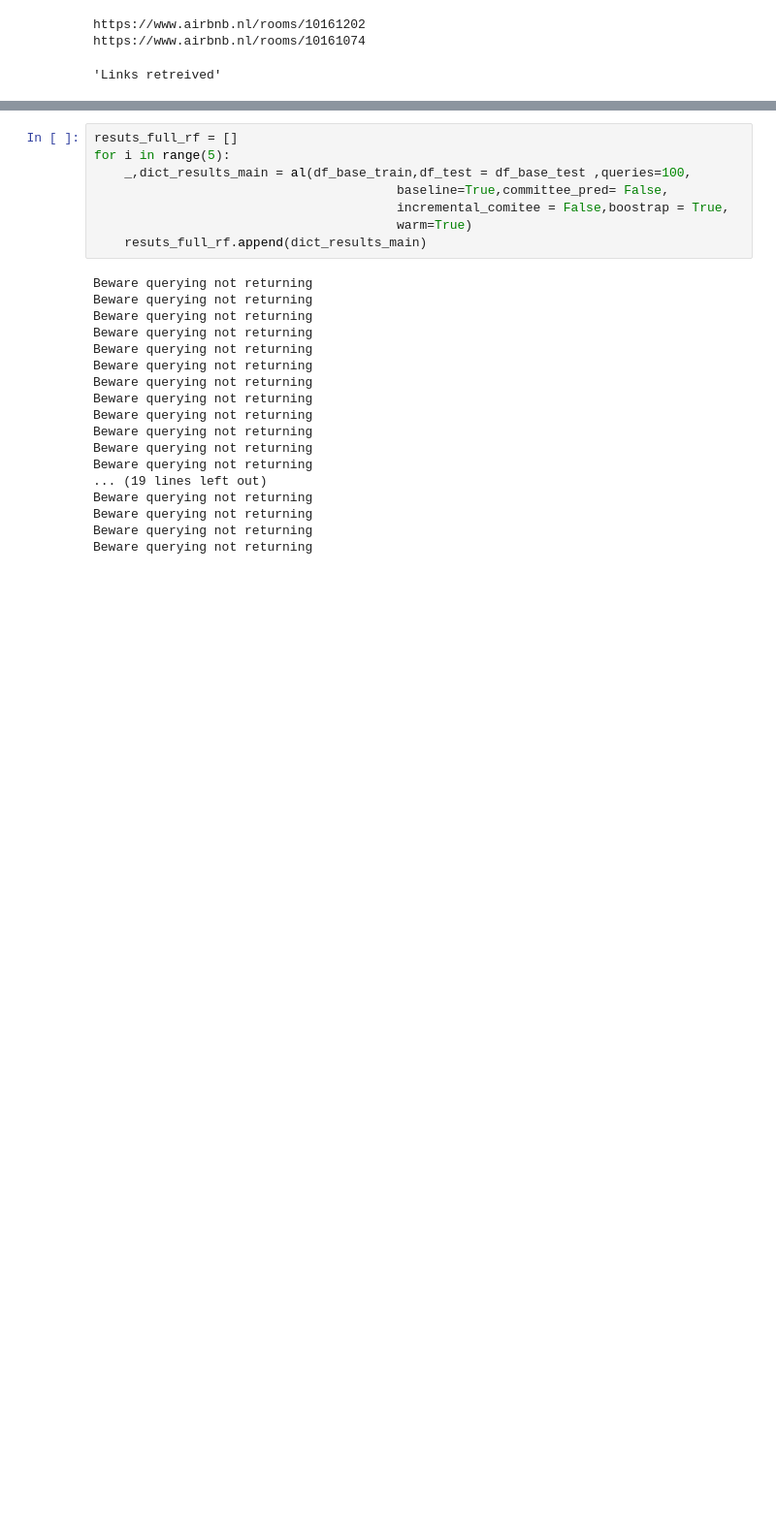
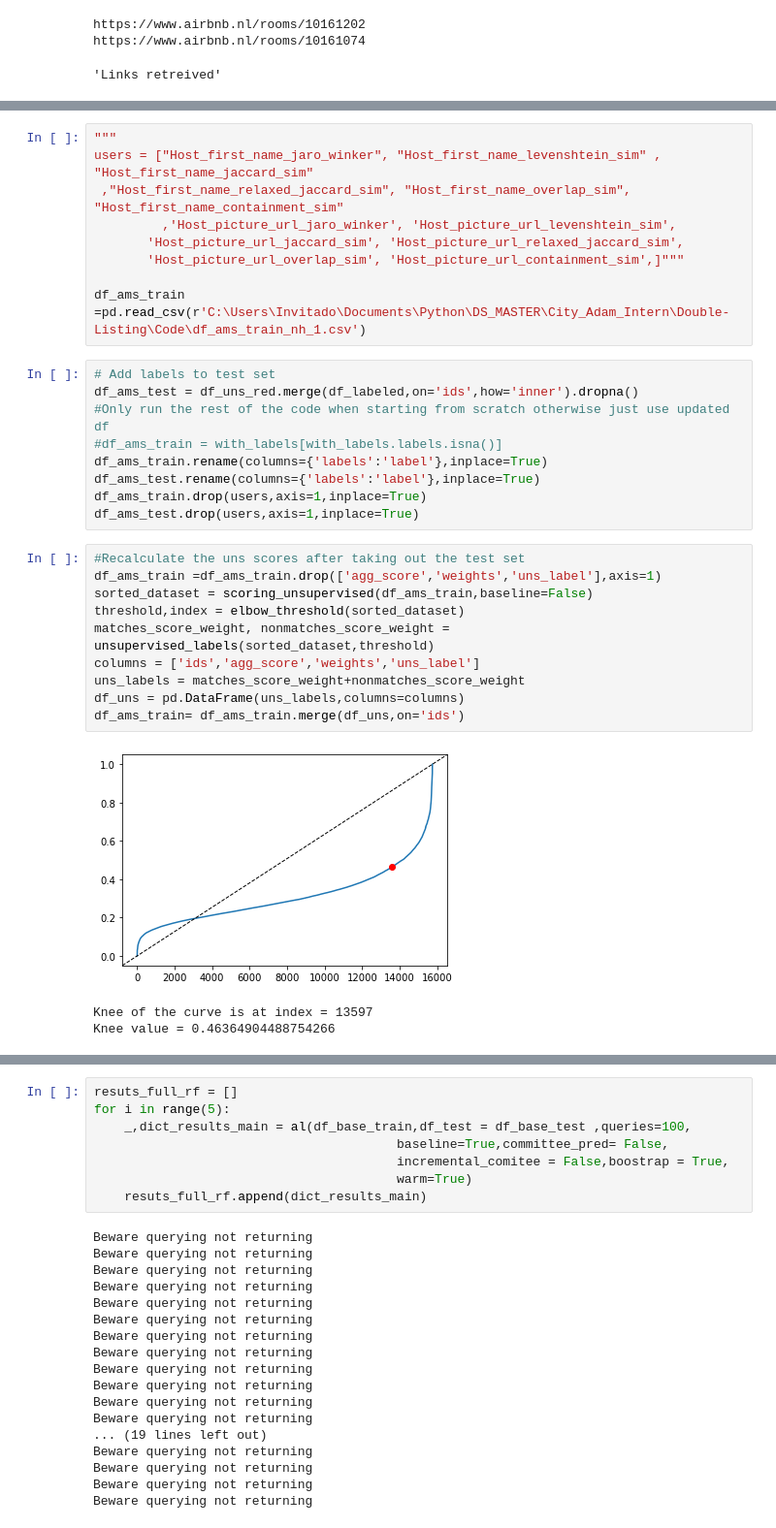
Before and after one commit to Amsterdam-Internships/Double-Listing, a Jupyter notebook: Code/active_learning.ipynb, the cells around one changed output, grey strips where cells are left out. Shown at 97% size. Saved outputs shown, nothing was run; the diff lists cells and outputs as text; blank space fills up the shorter version.

```diff
--- a/Code/active_learning.ipynb
+++ b/Code/active_learning.ipynb
@@ -519,0 +140,32 @@ def al(df,df_test = False,queries = 20,baseline=False,committee_pred=False,incre
+# %%
+"""
+users = ["Host_first_name_jaro_winker", "Host_first_name_levenshtein_sim" , "Host_first_name_jaccard_sim"
+ ,"Host_first_name_relaxed_jaccard_sim", "Host_first_name_overlap_sim", "Host_first_name_containment_sim"
+         ,'Host_picture_url_jaro_winker', 'Host_picture_url_levenshtein_sim',
+       'Host_picture_url_jaccard_sim', 'Host_picture_url_relaxed_jaccard_sim',
+       'Host_picture_url_overlap_sim', 'Host_picture_url_containment_sim',]"""
+
+df_ams_train =pd.read_csv(r'C:\Users\Invitado\Documents\Python\DS_MASTER\City_Adam_Intern\Double-Listing\Code\df_ams_train_nh_1.csv')
+# %%
+# Add labels to test set
+df_ams_test = df_uns_red.merge(df_labeled,on='ids',how='inner').dropna()
+#Only run the rest of the code when starting from scratch otherwise just use updated df
+#df_ams_train = with_labels[with_labels.labels.isna()]
+df_ams_train.rename(columns={'labels':'label'},inplace=True)
+df_ams_test.rename(columns={'labels':'label'},inplace=True)
+df_ams_train.drop(users,axis=1,inplace=True)
+df_ams_test.drop(users,axis=1,inplace=True)
+# %%
+#Recalculate the uns scores after taking out the test set
+df_ams_train =df_ams_train.drop(['agg_score','weights','uns_label'],axis=1)
+sorted_dataset = scoring_unsupervised(df_ams_train,baseline=False)
+threshold,index = elbow_threshold(sorted_dataset)
+matches_score_weight, nonmatches_score_weight = unsupervised_labels(sorted_dataset,threshold)
+columns = ['ids','agg_score','weights','uns_label']
+uns_labels = matches_score_weight+nonmatches_score_weight
+df_uns = pd.DataFrame(uns_labels,columns=columns)
+df_ams_train= df_ams_train.merge(df_uns,on='ids')
+# %% [output]
+[figure, added]
+Knee of the curve is at index = 13597
+Knee value = 0.46364904488754266
```
Also changed, not shown: parts of 50 cells of this notebook, 12 other files.
